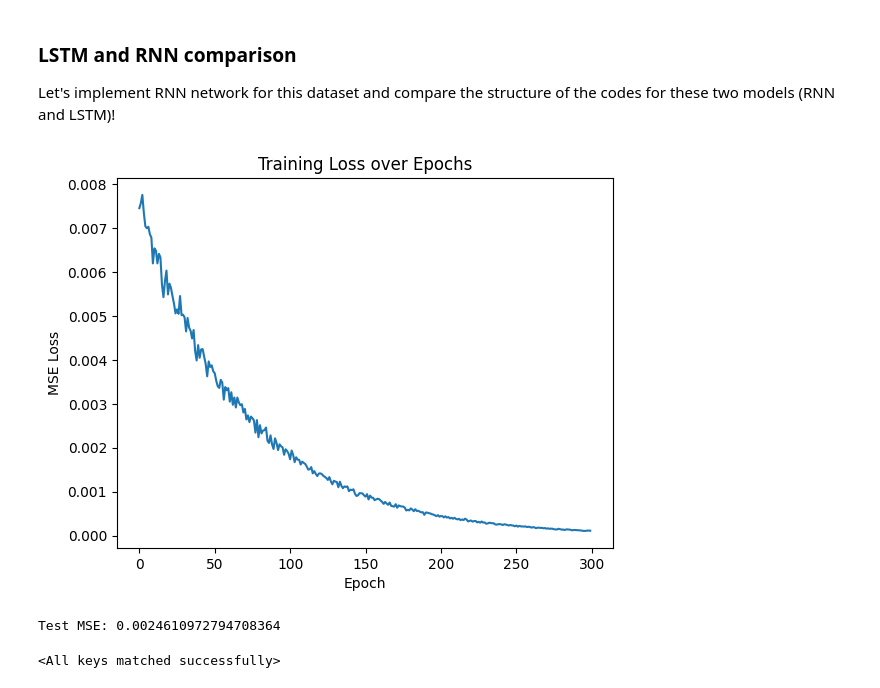
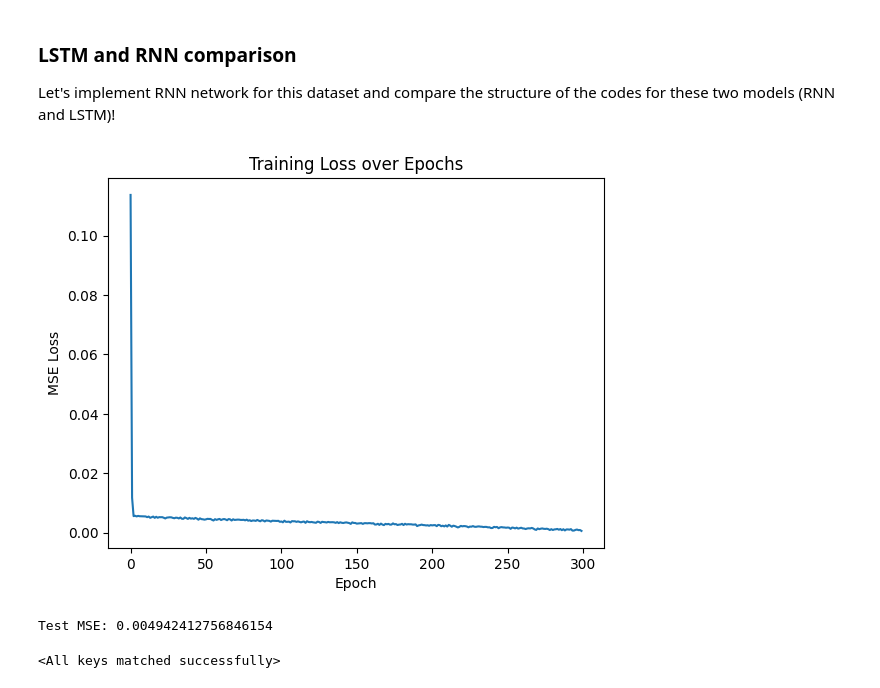
Before and after one commit to aaubs/ds-master, a Jupyter notebook: notebooks/M3_1_LSTM_Tutorial_v2.ipynb, the cells around one changed output. Drawn from its saved outputs; the diff is of its cells as text; code cells hidden in the pictures.

```diff
--- a/notebooks/M3_1_LSTM_Tutorial_v2.ipynb
+++ b/notebooks/M3_1_LSTM_Tutorial_v2.ipynb
@@ -234,10 +234,12 @@ test_losses = []
 # 1. Creating a FeedForwardNetwork
 # 1.1 Structure (Architecture) of NN
 # Define the input size, hidden size and number of outputs
-input_size = 3
+input_size = 1
 hidden_size = 6
+sequence_length = 3
 output_size = 1
 
+batch_size = 1
 
 lstm = torch.nn.LSTM(input_size, hidden_size, batch_first=True)
 # Initialize the output layer
@@ -286,14 +288,14 @@ for i in range(epochs):
 
     # Initialize the hidden state and the cell state
     # The hidden state and the cell state reset to zero for every epoch
-    hs = torch.zeros(1, hidden_size)
-    cs = torch.zeros(1, hidden_size)
+    hs = torch.zeros(1, batch_size, hidden_size)
+    cs = torch.zeros(1, batch_size, hidden_size)
     # Get the input and target at position i
     for i, (data, label) in enumerate(train_loader):
 
         hidden = (hs, cs)
         # 2. Forward Pass
-        output, hidden = lstm(data.float(), hidden)
+        output, hidden = lstm(data.float().reshape(1,3,1), hidden)
         output_fc = fc(hidden[-1])
 
         # 3. FeedForward Evaluation
@@ -328,12 +330,12 @@ mse = 0
 with torch.no_grad():
     # Initialize the hidden state and the cell state
     # The hidden state and the cell state reset to zero for every epoch
-    hs = torch.zeros(1, hidden_size)
-    cs = torch.zeros(1, hidden_size)
+    hs = torch.zeros(1, batch_size, hidden_size)
+    cs = torch.zeros(1, batch_size, hidden_size)
 
     for data, label in test_loader:
         hidden = (hs, cs)
-        output, hidden = lstm(data.float(), hidden)
+        output, hidden = lstm(data.float().reshape(1,3,1), hidden)
         output_fc = fc(hidden[-1])
         hs = hs.detach()
         cs = cs.detach()
@@ -396,10 +398,12 @@ lr = 0.3
 # 1. Creating a FeedForwardNetwork
 # 1.1 Structure (Architecture) of NN
 # Define the input size, hidden size and number of outputs
-input_size = 3
+input_size = 1
 hidden_size = 6
+sequence_length = 3
 output_size = 1
 
+batch_size = 1
 
 rnn = torch.nn.RNN(input_size, hidden_size, batch_first=True)
 # Initialize the output layer
@@ -421,13 +425,13 @@ for i in range(epochs):
 
     # Initialize the hidden state and the cell state
     # The hidden state resets to zero for every epoch
-    hs = torch.zeros(1, hidden_size)
+    hs = torch.zeros(1, batch_size, hidden_size)
 
     # Get the input and target at position i
     for i, (data, label) in enumerate(train_loader):
 
         # 2. Forward Pass
-        output, hidden = rnn(data.float(), hs)
+        output, hidden = rnn(data.float().reshape(1,3,1), hs)
         output_fc = fc(hidden[-1])
 
         # 3. FeedForward Evaluation
@@ -439,38 +443,38 @@ for i in range(epochs):
 
         # Store the loss for each epoch
         train_loss += loss.item()
 
         # 5. Back Propagation / Update Weights
         optimizer.step()
         optimizer.zero_grad()
 
     # Calculate the average training loss
     train_loss = train_loss / len(train_loader)
     train_losses.append(train_loss)
 
 # Plot the MSE loss for each epoch
 plt.plot(train_losses)
 plt.xlabel('Epoch')
 plt.ylabel('MSE Loss')
 plt.title('Training Loss over Epochs')
 plt.show()
 
 # Evaluate the RNN model
 mse = 0
 
 with torch.no_grad():
-    hidden = torch.zeros(data.size(0), hidden_size)
+    hs = torch.zeros(1, batch_size, hidden_size)
     for data, label in test_loader:
-        output, hidden = rnn(data.float(), hidden)
-        output_fc = fc(hidden[-1])
+        output, hs = rnn(data.float().reshape(1,3,1), hs)
+        output_fc = fc(hs[-1])
 
         mse += ((output_fc - label)**2).mean().item()
 
 mse /= len(test_loader)
 print('Test MSE: {}'.format(mse))
 # %% [output]
-[figure, old version]
+[figure, new version]
-Test MSE: 0.0024610972794708364
+Test MSE: 0.004942412756846154
 # %%
 # Save the trained RNN model
 torch.save(rnn.state_dict(), 'rnn.pt')
```
Also changed, not shown: parts of 4 cells of this notebook.
